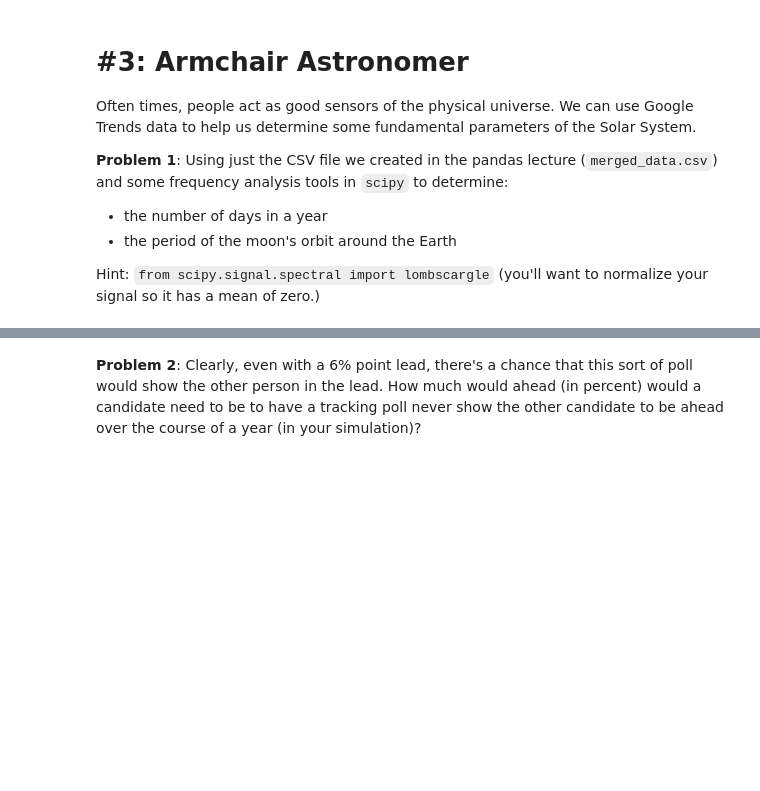
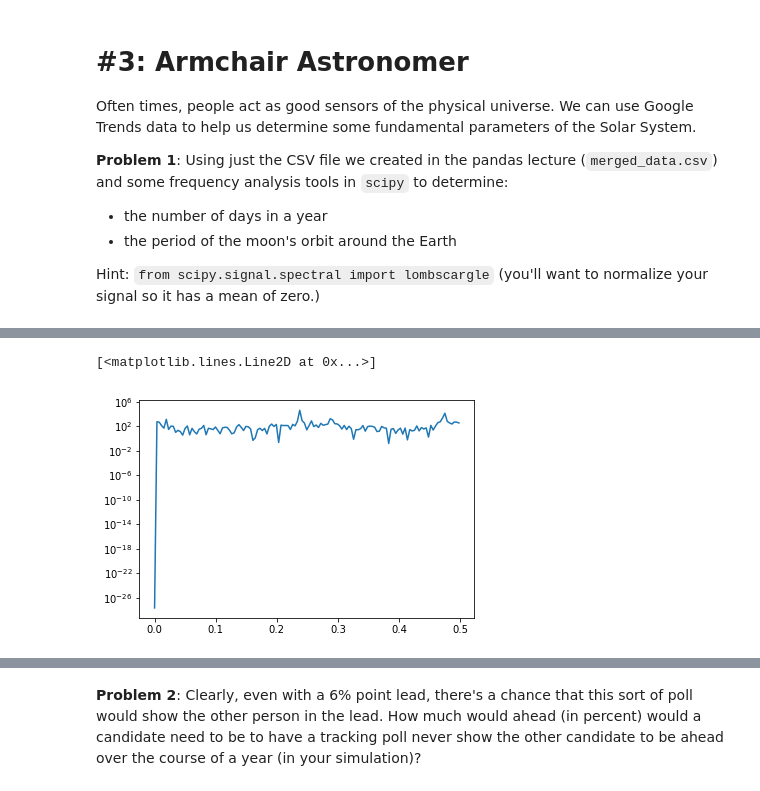
Before and after one commit to micbru/a250-hw, a Jupyter notebook: hw_1/hw_1_assignment.ipynb, the cells around one changed output, grey strips where cells are left out. Saved outputs shown, nothing was run; the diff lists cells and outputs as text; code cells hidden in the pictures; blank space fills up the shorter version.

```diff
--- a/hw_1/hw_1_assignment.ipynb
+++ b/hw_1/hw_1_assignment.ipynb
@@ -434,3 +460,10 @@ from scipy.signal.spectral import lombscargle
+# %%
+# fs is one week in days
+f, Pxx_den = signal.periodogram(freq_data['full moon'])
+plt.semilogy(f, Pxx_den)
+# %% [output]
+[<matplotlib.lines.Line2D at 0x...>]
+[figure, added]
 # %% [markdown]
 # #4: Reproducing some insights about the Election
 
```
Also changed, not shown: parts of 8 cells of this notebook, 1 other file.
